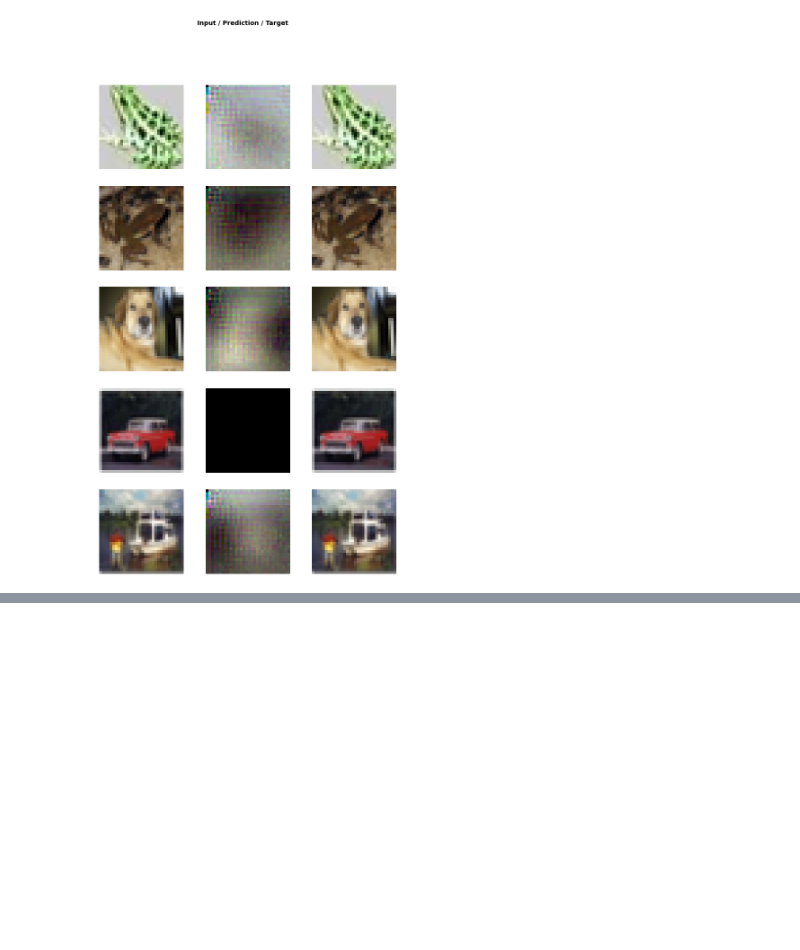
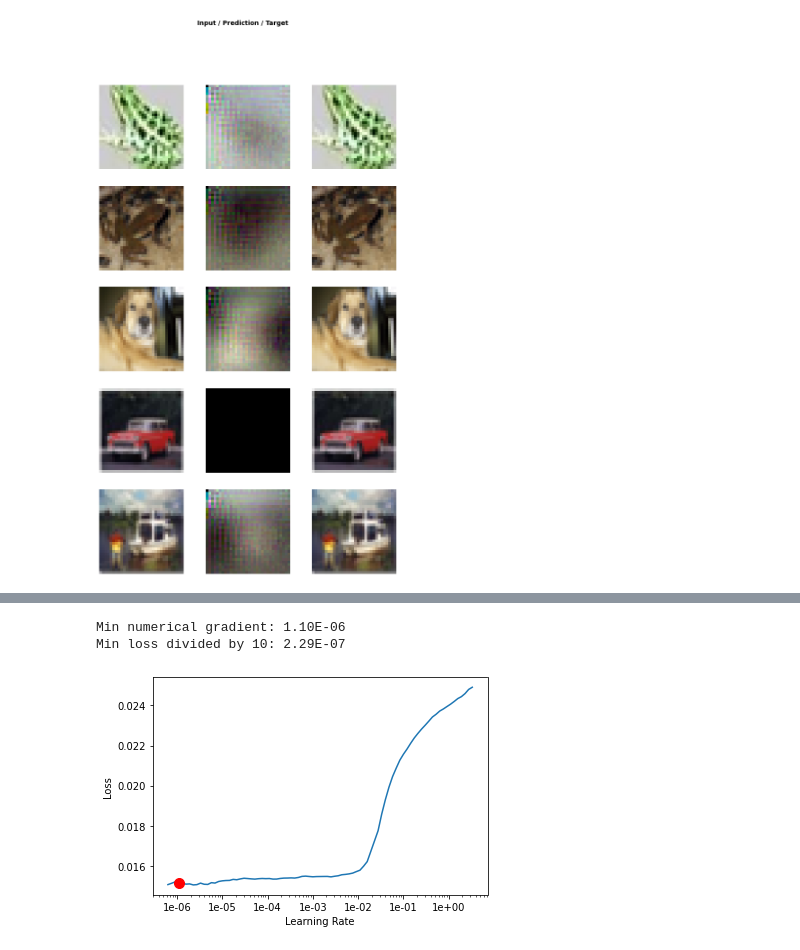
Before and after one commit to henriwoodcock/Applying-Modern-Best-Practices-to-Autoencoders, a Jupyter notebook: notebooks/cifar-10/PretrainingExample.ipynb, the cells around one changed output, grey strips where cells are left out. Saved outputs shown, nothing was run; the diff lists cells and outputs as text; code cells hidden in the pictures; blank space fills up the shorter version.

```diff
--- a/notebooks/cifar-10/PretrainingExample.ipynb
+++ b/notebooks/cifar-10/PretrainingExample.ipynb
@@ -562,0 +609,6 @@ torch.Size([32, 192])
+# %%
+ae3 = Autoencoder3()
+# %%
+learn3 = Learner(data, ae3, loss_func = F.mse_loss)
+# %%
+learn3.fit_one_cycle(10)
@@ -562,0 +636,6 @@ torch.Size([32, 192])
+# %%
+learn3.recorder.plot(suggestion = True)
+# %% [output]
+Min numerical gradient: 1.10E-06
+Min loss divided by 10: 2.29E-07
+[figure, added]
```
Also changed, not shown: parts of 22 cells of this notebook.
